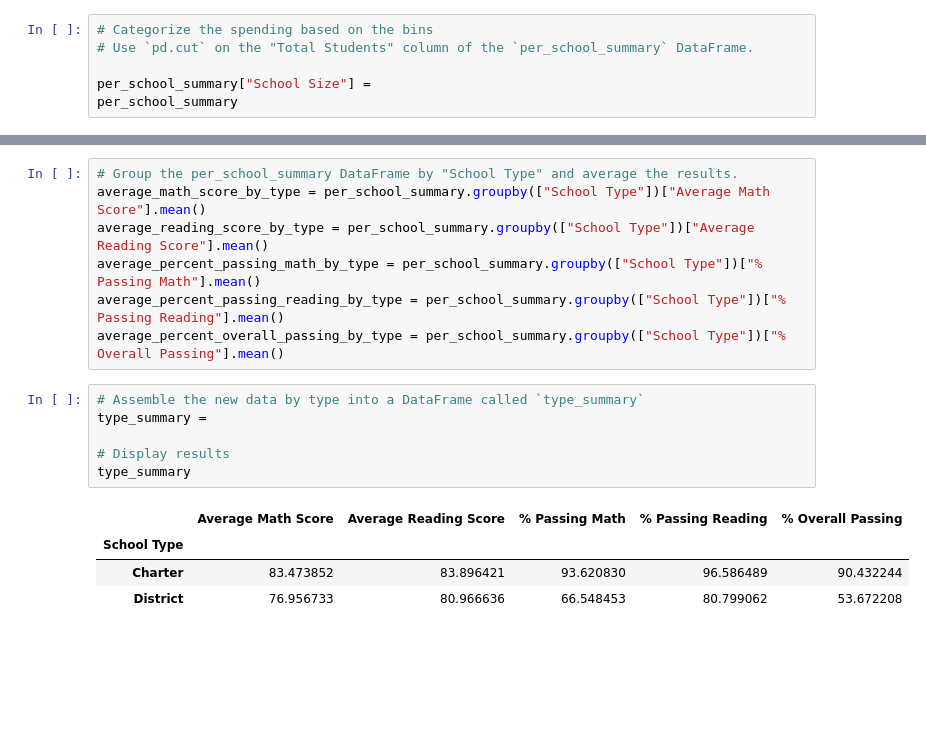
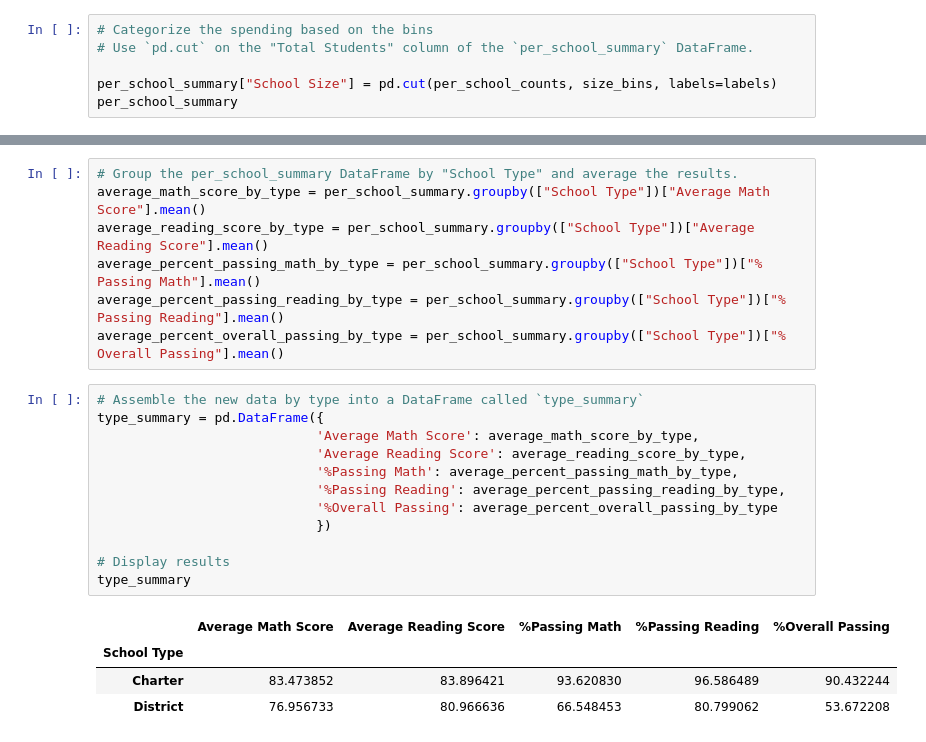
Before and after one commit to lorigirton/Module-4-Challenge, a Jupyter notebook: PyCitySchools/PyCitySchools.ipynb, the cells around one changed output, grey strips where cells are left out. Saved outputs shown, nothing was run; the diff lists cells and outputs as text; blank space fills up the shorter version.

```diff
--- a/PyCitySchools/PyCitySchools.ipynb
+++ b/PyCitySchools/PyCitySchools.ipynb
@@ -497,7 +515,7 @@ labels = ["Small (<1000)", "Medium (1000-2000)", "Large (2000-5000)"]
 # Categorize the spending based on the bins
 # Use `pd.cut` on the "Total Students" column of the `per_school_summary` DataFrame.
 
-per_school_summary["School Size"] =
+per_school_summary["School Size"] = pd.cut(per_school_counts, size_bins, labels=labels)
 per_school_summary
 # %% [output]
 |  | School Type | Total Students | Total School Budget | Per Student Budget | Average Math Score | ... |
@@ -547,12 +572,18 @@ average_percent_passing_reading_by_type = per_school_summary.groupby(["School Ty
 average_percent_overall_passing_by_type = per_school_summary.groupby(["School Type"])["% Overall Passing"].mean()
 # %%
 # Assemble the new data by type into a DataFrame called `type_summary`
-type_summary =
+type_summary = pd.DataFrame({
+                            'Average Math Score': average_math_score_by_type,
+                            'Average Reading Score': average_reading_score_by_type,
+                            '%Passing Math': average_percent_passing_math_by_type,
+                            '%Passing Reading': average_percent_passing_reading_by_type,
+                            '%Overall Passing': average_percent_overall_passing_by_type
+                            })
 
 # Display results
 type_summary
 # %% [output]
-|  | Average Math Score | Average Reading Score | % Passing Math | % Passing Reading | % Overall Passing |
+|  | Average Math Score | Average Reading Score | %Passing Math | %Passing Reading | %Overall Passing |
 | School Type |  |  |  |  |  |
 | Charter | 83.473852 | 83.896421 | 93.620830 | 96.586489 | 90.432244 |
 | District | 76.956733 | 80.966636 | 66.548453 | 80.799062 | 53.672208 |
```
Also changed, not shown: parts of 6 cells of this notebook, 1 other file.
